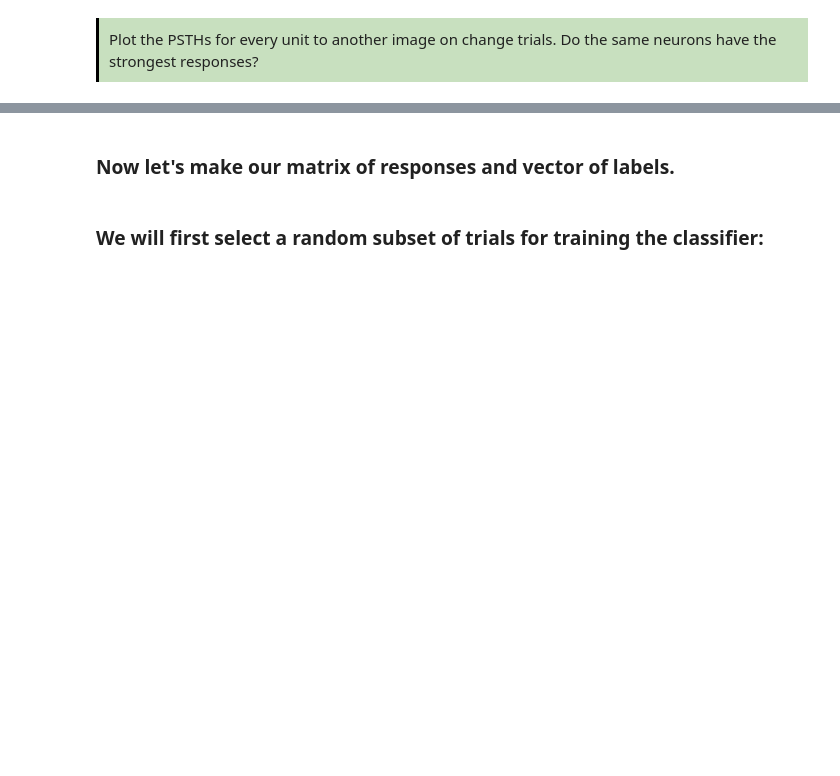
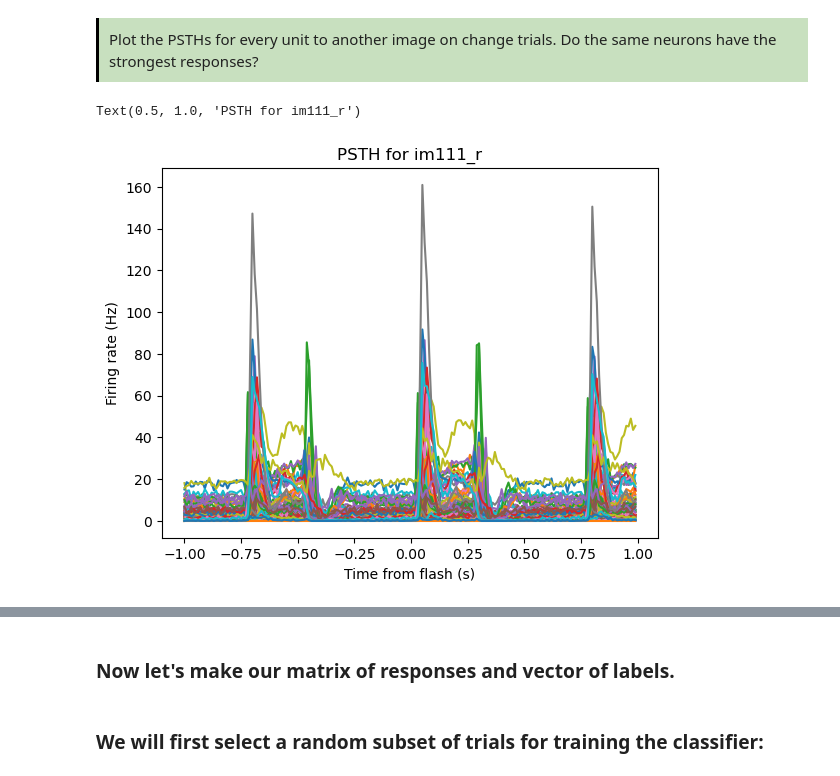
Before and after one commit to matchings/SWDB_2024_Physiology, a Jupyter notebook: code/solutions/Day2_Workshop2_ChangeCoding_Solutions.ipynb, the cells around one changed output, grey strips where cells are left out. Drawn from its saved outputs; the diff is of its cells as text; code cells hidden in the pictures; blank space fills up the shorter version.

```diff
--- a/code/solutions/Day2_Workshop2_ChangeCoding_Solutions.ipynb
+++ b/code/solutions/Day2_Workshop2_ChangeCoding_Solutions.ipynb
@@ -409,28 +476,31 @@ ax.set_title('PSTH for {}'.format(stimulus))
 <div style="border-left: 3px solid #000; padding: 10px; padding-left: 10px; padding-bottom: 10px; background: #c8e0bf; ">
 Plot the PSTHs for every unit to another image on change trials. Do the same neurons have the strongest responses?
 # %%
-stimulus = stimuli[1]
+stimulus = stimuli[3]
 
 presentations = stimulus_presentations[stimulus_presentations['image_name'] == stimulus]
 start_times = presentations['start_time'].values
 change_start_times = start_times[presentations['is_change'].values.astype('bool')]
 
 num_presentations = len(presentations)
 
 start_times = presentations['start_time'].values
 
 fig, ax = plt.subplots(1, 1)
 
 for iu, unit in area_units.iterrows():
     unit_spike_times = spike_times[iu]
     unit_response, bins = makePSTH(unit_spike_times,
                                       start_times - time_before_im,
                                       duration, binSize=0.01)
 
     psths.append(unit_response)
     ax.plot(bins[:-1]-time_before_im, unit_response)
 
 ax.set_xlabel('Time from flash (s)')
 ax.set_ylabel('Firing rate (Hz)')
 ax.set_title('PSTH for {}'.format(stimulus))
+# %% [output]
+Text(0.5, 1.0, 'PSTH for im111_r')
+[figure, added]
 # %% [markdown]
```
Also changed, not shown: parts of 51 cells of this notebook, 1 other file.
